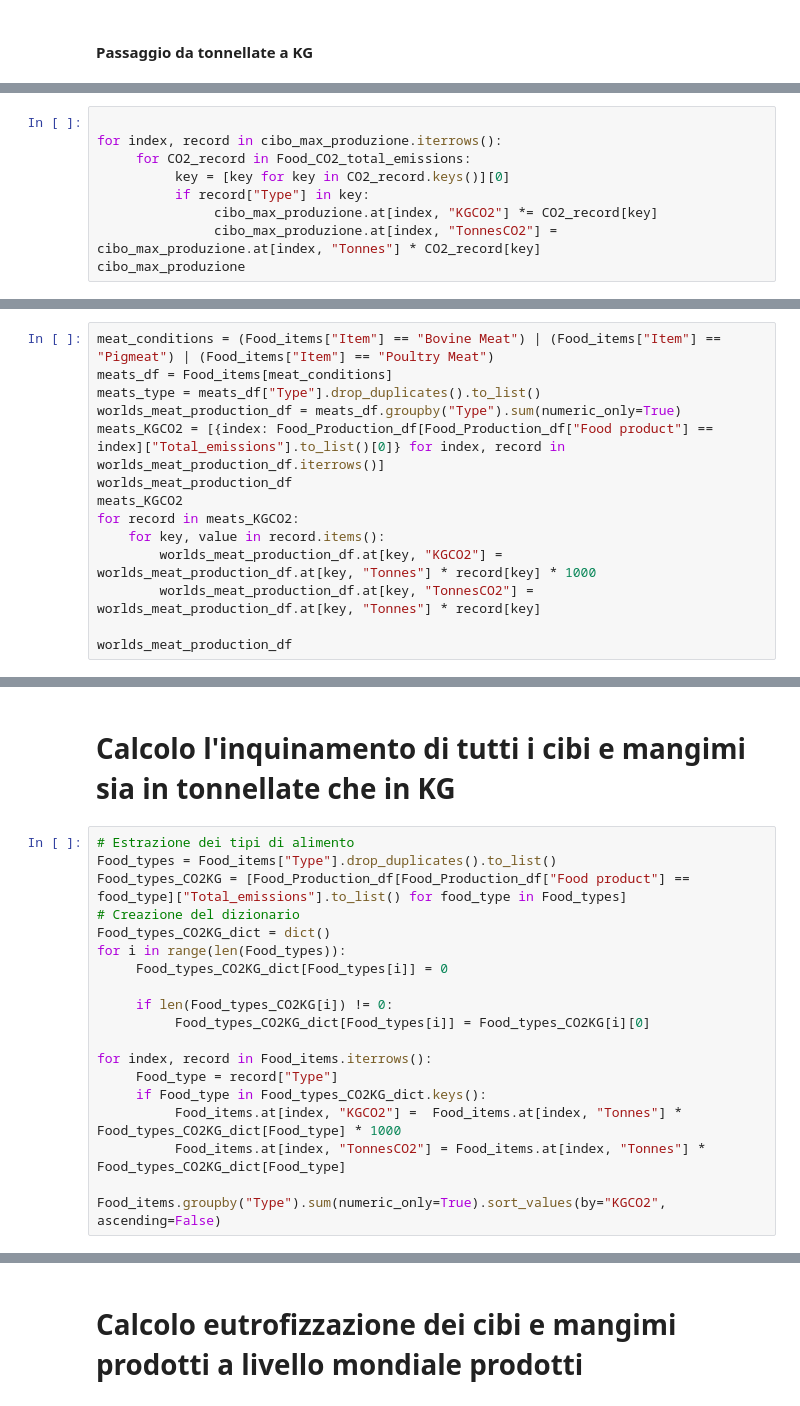
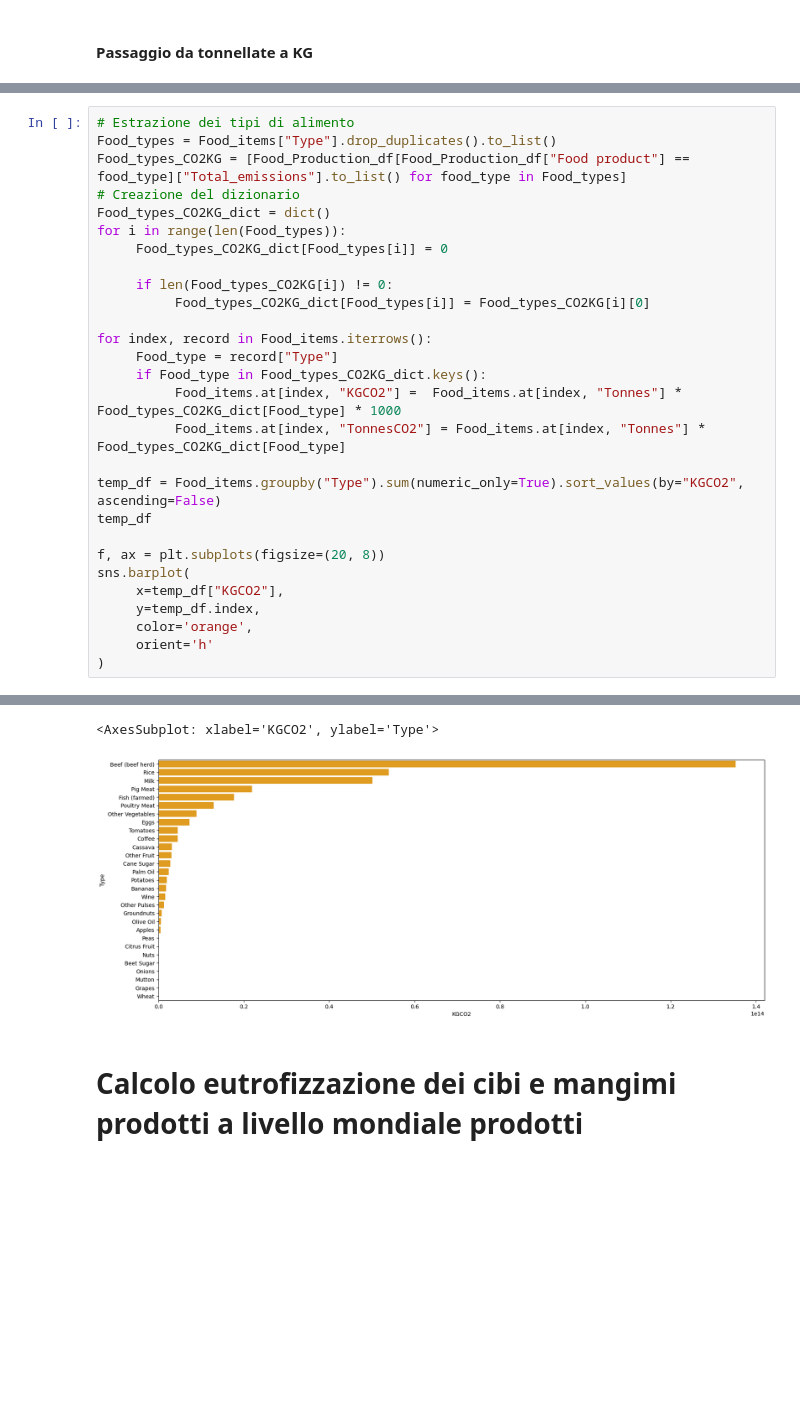
Before and after one commit to monkeymatt0/ProduzioneCibiMangimiImpattoAmbientale, a Jupyter notebook: MatteoVolleroDataVis.ipynb, the cells around one changed output, grey strips where cells are left out. Drawn from its saved outputs; the diff is of its cells as text; blank space fills up the shorter version.

```diff
--- a/MatteoVolleroDataVis.ipynb
+++ b/MatteoVolleroDataVis.ipynb
@@ -418,9 +387,0 @@ cibo_max_produzione
-# %%
-
-for index, record in cibo_max_produzione.iterrows():
-     for CO2_record in Food_CO2_total_emissions:
-          key = [key for key in CO2_record.keys()][0]
-          if record["Type"] in key:
-               cibo_max_produzione.at[index, "KGCO2"] *= CO2_record[key]
-               cibo_max_produzione.at[index, "TonnesCO2"] = cibo_max_produzione.at[index, "Tonnes"] * CO2_record[key]
-cibo_max_produzione
@@ -436,14 +387,0 @@ cibo_max_produzione
-# %%
-meat_conditions = (Food_items["Item"] == "Bovine Meat") | (Food_items["Item"] == "Pigmeat") | (Food_items["Item"] == "Poultry Meat")
-meats_df = Food_items[meat_conditions]
-meats_type = meats_df["Type"].drop_duplicates().to_list()
-worlds_meat_production_df = meats_df.groupby("Type").sum(numeric_only=True)
-meats_KGCO2 = [{index: Food_Production_df[Food_Production_df["Food product"] == index]["Total_emissions"].to_list()[0]} for index, record in worlds_meat_production_df.iterrows()]
-worlds_meat_production_df
-meats_KGCO2
-for record in meats_KGCO2:
-    for key, value in record.items():
-        worlds_meat_production_df.at[key, "KGCO2"] =  worlds_meat_production_df.at[key, "Tonnes"] * record[key] * 1000
-        worlds_meat_production_df.at[key, "TonnesCO2"] = worlds_meat_production_df.at[key, "Tonnes"] * record[key]
-
-worlds_meat_production_df
@@ -456,5 +388,3 @@ worlds_meat_production_df
-# %% [markdown]
-# Calcolo l'inquinamento di tutti i cibi e mangimi sia in tonnellate che in KG
 # %%
 # Estrazione dei tipi di alimento
 Food_types = Food_items["Type"].drop_duplicates().to_list()
@@ -473,5 +403,14 @@ for index, record in Food_items.iterrows():
           Food_items.at[index, "KGCO2"] =  Food_items.at[index, "Tonnes"] * Food_types_CO2KG_dict[Food_type] * 1000
           Food_items.at[index, "TonnesCO2"] = Food_items.at[index, "Tonnes"] * Food_types_CO2KG_dict[Food_type]
 
-Food_items.groupby("Type").sum(numeric_only=True).sort_values(by="KGCO2", ascending=False)
+temp_df = Food_items.groupby("Type").sum(numeric_only=True).sort_values(by="KGCO2", ascending=False)
+temp_df
+
+f, ax = plt.subplots(figsize=(20, 8))
+sns.barplot(
+     x=temp_df["KGCO2"],
+     y=temp_df.index,
+     color='orange',
+     orient='h'
+)
 # %% [output]
@@ -496,3 +417,5 @@ Food_items.groupby("Type").sum(numeric_only=True).sort_values(by="KGCO2", ascend
+<AxesSubplot: xlabel='KGCO2', ylabel='Type'>
+[figure, added]
 # %% [markdown]
 # Calcolo eutrofizzazione dei cibi e mangimi prodotti a livello mondiale prodotti
 # %% [markdown]
```
Also changed, not shown: parts of 19 cells of this notebook.
